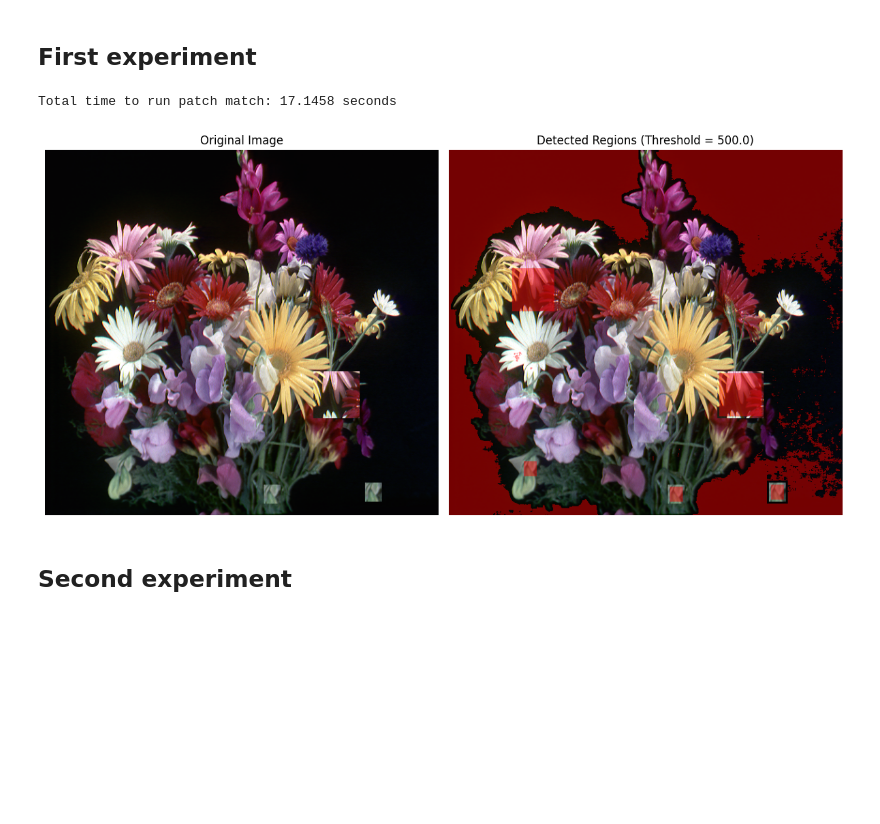
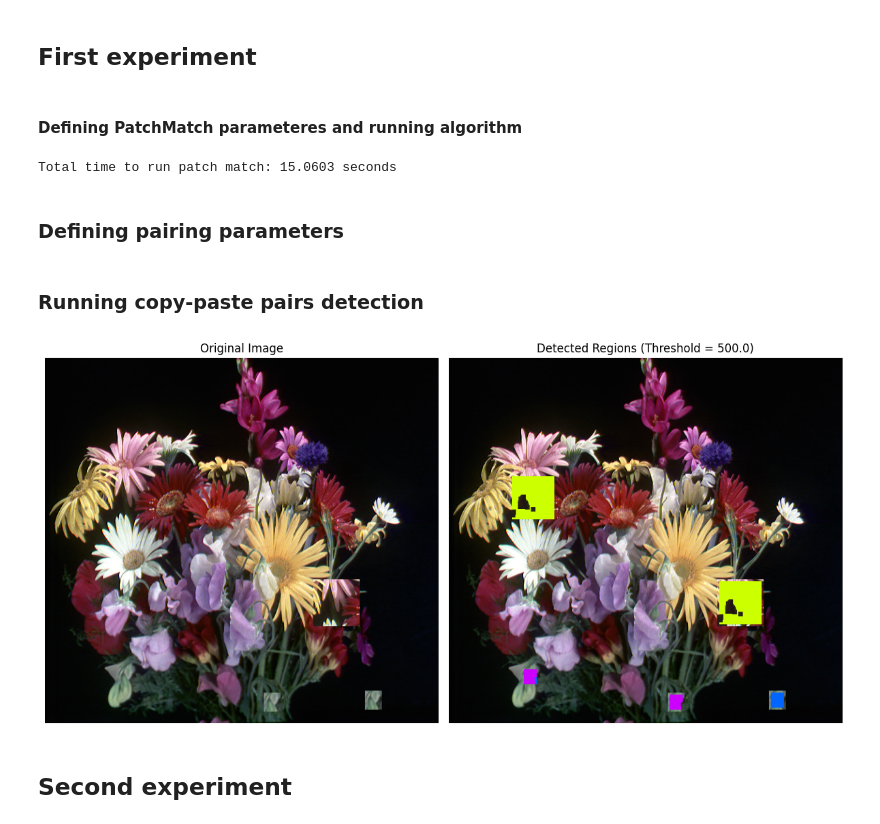
Before and after one commit to Xivor/copy-paste-detection, a Jupyter notebook: experiments/copy-paste.ipynb, the cells around one changed output. Cells and saved outputs as stored; diff of their text form; code cells hidden in the pictures; blank space fills up the shorter version.

```diff
--- a/experiments/copy-paste.ipynb
+++ b/experiments/copy-paste.ipynb
@@ -15,19 +16,33 @@ from main.detector import CopyPasteDetector as CPD
 from utils.helpers import detection_results, display_results
 # %% [markdown]
 ## First experiment
+# %% [markdown]
+#### Defining PatchMatch parameteres and running algorithm
 # %%
 img_path = "../images/fleur_copy_paste_normal.png"
+img = skimage.io.imread(img_path)
 patch_size = 7
 iterations = 5
 min_norm = 15
 diff_threshold = 500.0
 
-detector = CPD(img_path, patch_size, iterations, min_norm, diff_threshold)
-mask = detector.detect_copy_paste()
-result = detection_results(img_path, mask)
-display_results(img_path, result, diff_threshold)
+detector = CPD(img, patch_size, iterations, min_norm, diff_threshold)
+img = detector.img
 # %% [output]
-Total time to run patch match: 17.1458 seconds
+Total time to run patch match: 15.0603 seconds
-[figure, removed]
+# %% [markdown]
+### Defining pairing parameters
+# %%
+cluster_eps=2.0
+flat_threshold=0.05
+min_cluster_size=300
+# %% [markdown]
+### Running copy-paste pairs detection
+# %%
+paired_result = detector.detect_paired_regions(cluster_eps, flat_threshold, min_cluster_size)
+result = detection_results(img, paired_result)
+display_results(img, result, diff_threshold)
+# %% [output]
+[figure, added]
 # %% [markdown]
 ## Second experiment
```
Also changed, not shown: parts of 1 cell of this notebook.
